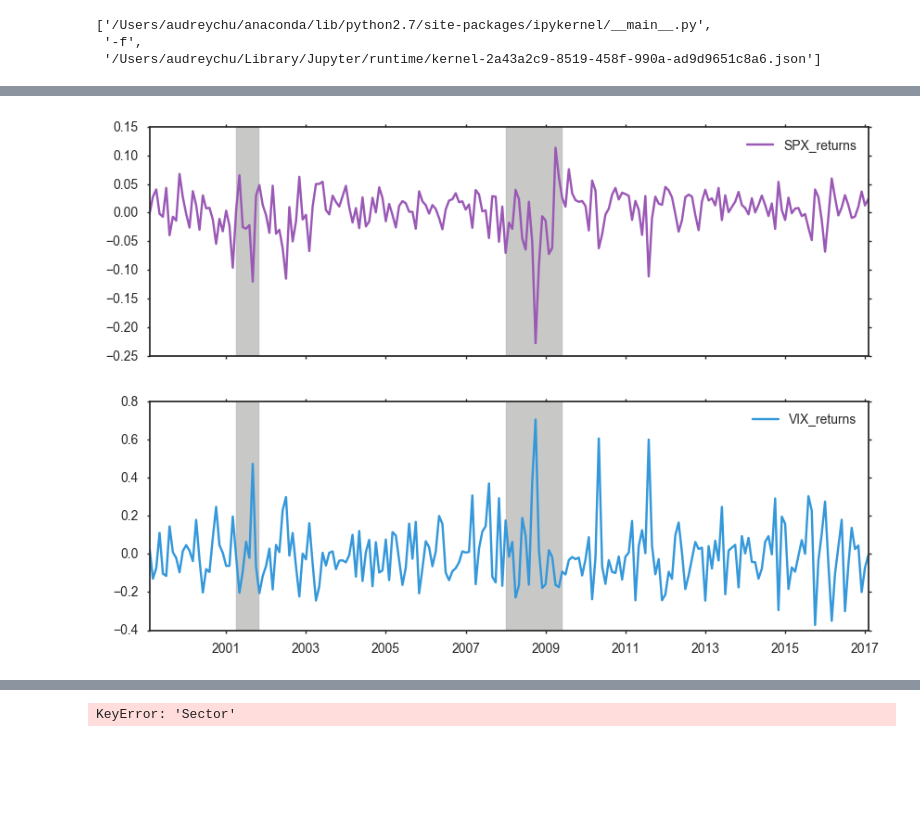
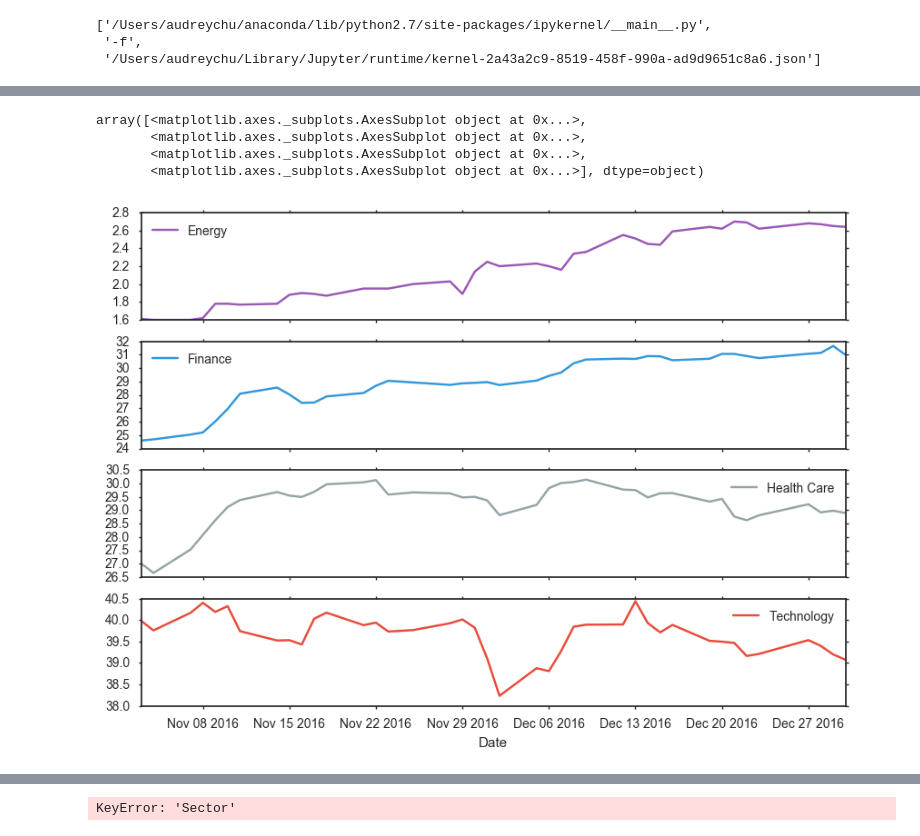
Before and after one commit to weiwang0531/stock-index, a Jupyter notebook: Project.ipynb, the cells around one changed output, grey strips where cells are left out. Drawn from its saved outputs; the diff is of its cells as text; code cells hidden in the pictures; blank space fills up the shorter version.

Commit message:
Attempting some plotting

```diff
--- a/Project.ipynb
+++ b/Project.ipynb
@@ -222,8 +169,8 @@ KeyError: 'Date'
 #
 # Will this be a issue? Of our 1774.. how many actually satisfy our time desired time range?
 #
-data2 = df.reset_index()
-final = pd.merge(data2, sector, on = 'Symbol')
-final = final.drop('index', 1)
+# data2 = df_long.reset_index()
+final = pd.merge(df_long, sector, on = 'Symbol')
+# final = final.drop('index', 1)
 final
 # %% [output]
@@ -268,0 +220,6 @@ avg_sector
+# %%
+avg_sector2 = avg_sector.transpose()
+# %%
+avg_clean = avg_sector2.drop(avg_sector2.index[0])
+# %%
+avg_clean.columns = ['Energy','Finance','Health Care','Technology']
@@ -389,13 +304,13 @@ recs2k8_end = recs_2k8.index[-1]
 # %%
-# Let's plot SPX and VIX cumulative returns with recession overlay
-plot_cols = ['SPX_returns', 'VIX_returns']
+# Making Plots
+plot_cols = list(avg_clean.columns)
 
 # 2 axes for 2 subplots
-
-fig, axes = plt.subplots(2,1, figsize=(10,7), sharex=True)
-data[plot_cols].plot(subplots=True, ax=axes)
-for ax in axes:
-    ax.axvspan(recs2k_bgn, recs2k_end, color=sns.xkcd_rgb['grey'], alpha=0.5)
-    ax.axvspan(recs2k8_bgn, recs2k8_end,  color=sns.xkcd_rgb['grey'], alpha=0.5)
+fig, axes = plt.subplots(4,1, figsize=(10,7), sharex=True)
+avg_clean[plot_cols].plot(subplots=True, ax=axes)
 # %% [output]
+array([<matplotlib.axes._subplots.AxesSubplot object at 0x...>,
+       <matplotlib.axes._subplots.AxesSubplot object at 0x...>,
+       <matplotlib.axes._subplots.AxesSubplot object at 0x...>,
+       <matplotlib.axes._subplots.AxesSubplot object at 0x...>], dtype=object)
-[figure, old version]
+[figure, new version]
```
Also changed, not shown: parts of 31 cells of this notebook.
